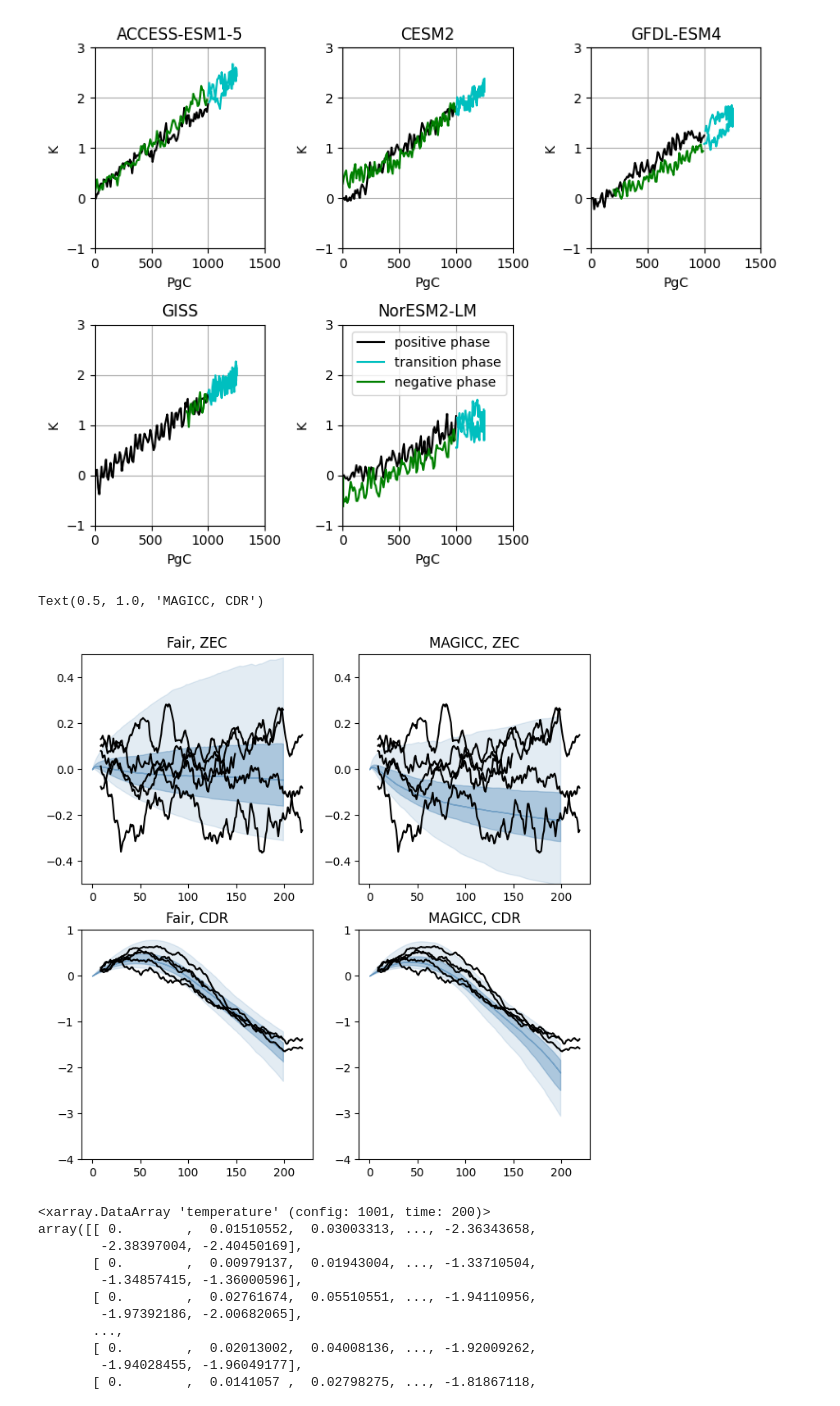
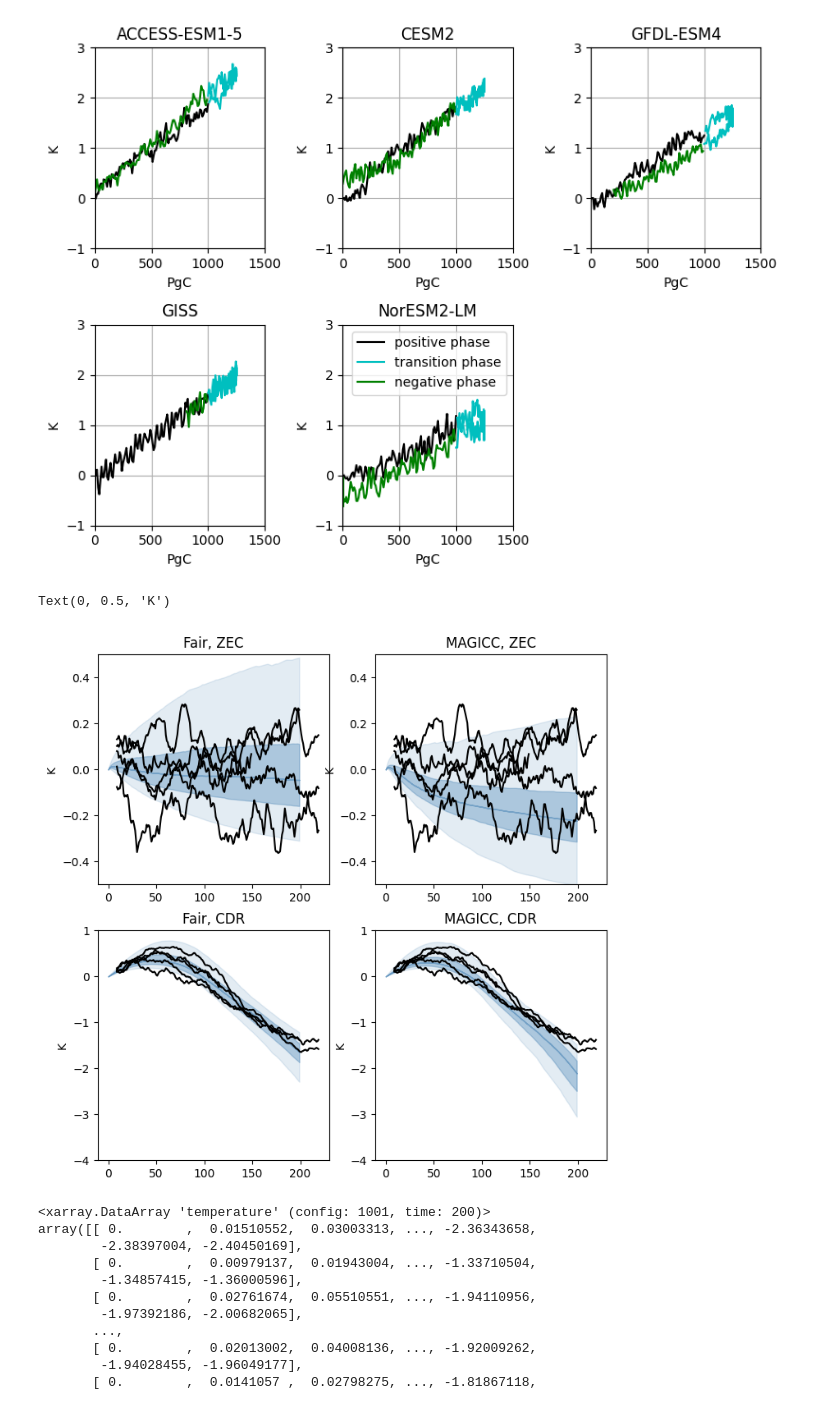
Before and after one commit to ckoven/esm-deck, a Jupyter notebook: flat10_scm.ipynb, the cells around one changed output. Drawn from its saved outputs; the diff is of its cells as text; code cells hidden in the pictures.

```diff
--- a/flat10_scm.ipynb
+++ b/flat10_scm.ipynb
@@ -532,32 +526,37 @@ NorESM2-LM
 # %%
 fig, axs = plt.subplots(2, 2,figsize=[8,8])
 axs=axs.flatten()
 plot_range(t_100pl-t_100,axs[0])
 for i,m in enumerate(mdls):
     axs[0].plot(ed[m]['flat10-zec']['tas'][100:].rolling(year=10).mean()-ed[m]['flat10']['tas'][90:110].mean(),'k')
 axs[0].set_ylim([-.5,.5])
+axs[0].set_ylabel('K')
+
 axs[0].set_title('Fair, ZEC')
 
 plot_range(m_100pl-m_100,axs[1])
 for i,m in enumerate(mdls):
     axs[1].plot(ed[m]['flat10-zec']['tas'][100:].rolling(year=10).mean()-ed[m]['flat10']['tas'][90:110].mean(),'k')
     axs[1].set_ylim([-.5,.5])
 axs[1].set_title('MAGICC, ZEC')
+axs[1].set_ylabel('K')
 
 plot_range(ds_fair.temperature.sel(scenario='esm-flat10_cdr').isel(time=slice(100,300))-t_100,axs[2])
 for i,m in enumerate(mdls):
     axs[2].plot(ed[m]['flat10-cdr']['tas'][100:].rolling(year=10).mean()-ed[m]['flat10']['tas'][90:110].mean(),'k')
 axs[2].set_ylim([-4,1])
 axs[2].set_title('Fair, CDR')
+axs[2].set_ylabel('K')
 
 plot_range(ds_magicc.temperature.sel(scenario='esm-flat10_cdr').isel(time=slice(100,300)).T-m_100,axs[3])
 for i,m in enumerate(mdls):
     axs[3].plot(ed[m]['flat10-cdr']['tas'][100:].rolling(year=10).mean()-ed[m]['flat10']['tas'][90:110].mean(),'k')
     axs[3].set_ylim([-4,1])
 axs[3].set_title('MAGICC, CDR')
+axs[3].set_ylabel('K')
 # %% [output]
-Text(0.5, 1.0, 'MAGICC, CDR')
+Text(0, 0.5, 'K')
-[figure, old version]
+[figure, new version]
 # %%
 ds_fair.temperature.sel(scenario='esm-flat10_cdr').isel(time=slice(100,300)).T-t_100
 # %% [output]
```
Also changed, not shown: parts of 4 cells of this notebook, 1 other file.
